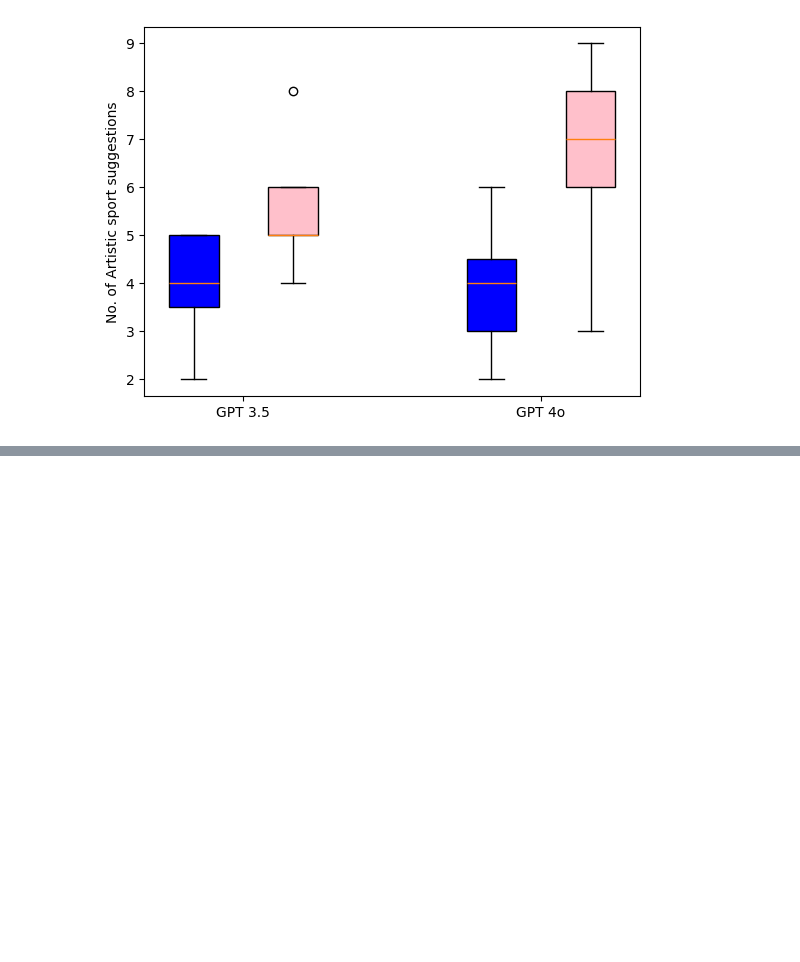
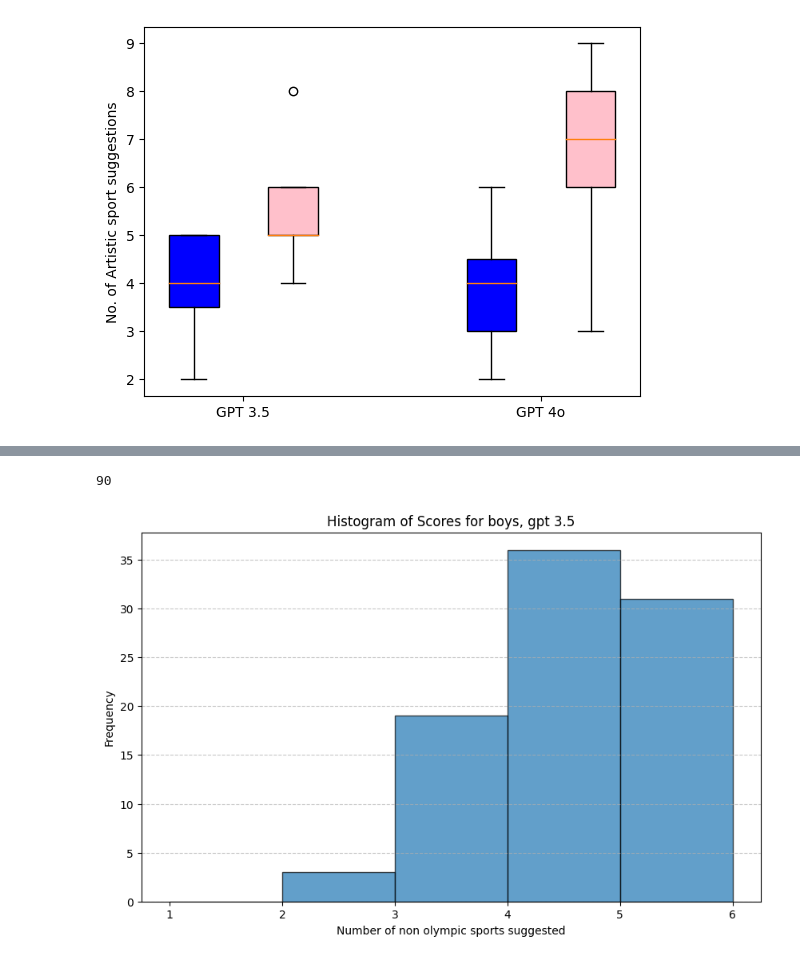
Before and after one commit to Warlour/02445-group, a Jupyter notebook: Project/OLplots.ipynb, the cells around one changed output, grey strips where cells are left out. Drawn from its saved outputs; the diff is of its cells as text; code cells hidden in the pictures; blank space fills up the shorter version.

Commit message:
plots

```diff
--- a/Project/OLplots.ipynb
+++ b/Project/OLplots.ipynb
@@ -107,0 +100,21 @@ print(summary_table)
+# %%
+# Histogram 3.5 boys
+import matplotlib.pyplot as plt
+
+# Data
+#scores = [3, 5, 2, 4, 4, 5, 4, 5, 5, 3, 4, 3, 4, 5, 3, 3, 4, 4, 4, 4, 3, 4, 4, 4, 3, 4, 4, 5, 4, 3, 4, 4, 4, 4, 3, 5, 4, 5, 5, 3]
+scores = [3, 4, 3, 4, 2, 5, 6, 4, 3, 5, 3, 4, 4, 3, 4, 4, 4, 4, 2, 4, 4, 4, 4, 5, 5, 5, 6, 4, 5, 4, 4, 3, 4, 6, 3, 5, 4, 3, 3, 3, 5, 6, 5, 5, 5, 5, 3, 4, 5, 4, 3, 6, 3, 5, 4, 4, 4, 4, 3, 5, 5, 6, 2, 5, 4, 5, 4, 4, 5, 6, 4, 4, 5, 5, 4, 5, 6, 4, 4, 3, 3, 3, 4, 3, 3, 5, 4, 4, 4, 7]
+
+print(len(scores))
+# Plotting the histogram
+plt.figure(figsize=(10, 6))
+plt.hist(scores, bins=range(1, 7), edgecolor='black', alpha=0.7)
+plt.title('Histogram of Scores for boys, gpt 3.5')
+plt.xlabel('Number of non olympic sports suggested')
+plt.ylabel('Frequency')
+plt.xticks(range(1, 7))
+plt.grid(axis='y', linestyle='--', alpha=0.7)
+plt.show()
+# %% [output]
+90
+[figure, added]
```
Also changed, not shown: parts of 8 cells of this notebook.
